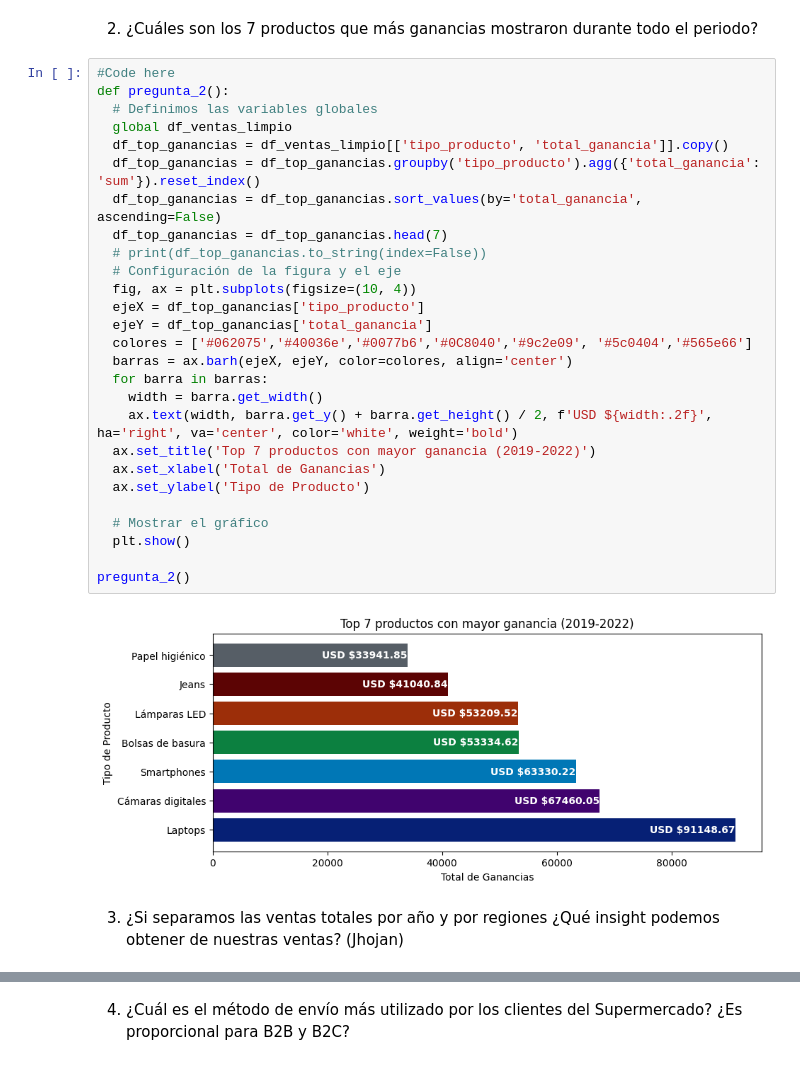
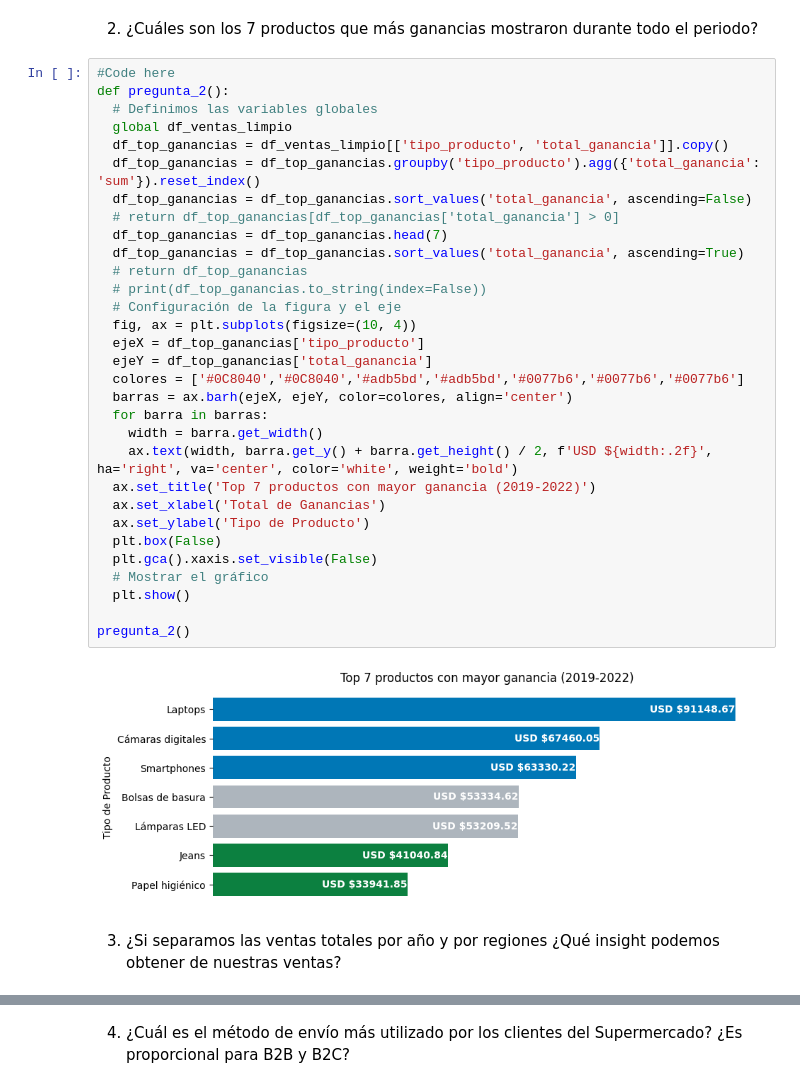
Before and after one commit to pabloing93/supermarket-sales-analysis, a Jupyter notebook: Supermarket_Sales_Analysis.ipynb, the cells around one changed output, grey strips where cells are left out. Drawn from its saved outputs; the diff is of its cells as text.

```diff
--- a/Supermarket_Sales_Analysis.ipynb
+++ b/Supermarket_Sales_Analysis.ipynb
@@ -76,31 +76,35 @@ pregunta_1()
 # %%
 #Code here
 def pregunta_2():
   # Definimos las variables globales
   global df_ventas_limpio
   df_top_ganancias = df_ventas_limpio[['tipo_producto', 'total_ganancia']].copy()
   df_top_ganancias = df_top_ganancias.groupby('tipo_producto').agg({'total_ganancia': 'sum'}).reset_index()
-  df_top_ganancias = df_top_ganancias.sort_values(by='total_ganancia', ascending=False)
+  df_top_ganancias = df_top_ganancias.sort_values('total_ganancia', ascending=False)
+  # return df_top_ganancias[df_top_ganancias['total_ganancia'] > 0]
   df_top_ganancias = df_top_ganancias.head(7)
+  df_top_ganancias = df_top_ganancias.sort_values('total_ganancia', ascending=True)
+  # return df_top_ganancias
   # print(df_top_ganancias.to_string(index=False))
   # Configuración de la figura y el eje
   fig, ax = plt.subplots(figsize=(10, 4))
   ejeX = df_top_ganancias['tipo_producto']
   ejeY = df_top_ganancias['total_ganancia']
-  colores = ['#062075','#40036e','#0077b6','#0C8040','#9c2e09', '#5c0404','#565e66']
+  colores = ['#0C8040','#0C8040','#adb5bd','#adb5bd','#0077b6','#0077b6','#0077b6']
   barras = ax.barh(ejeX, ejeY, color=colores, align='center')
   for barra in barras:
     width = barra.get_width()
     ax.text(width, barra.get_y() + barra.get_height() / 2, f'USD ${width:.2f}', ha='right', va='center', color='white', weight='bold')
   ax.set_title('Top 7 productos con mayor ganancia (2019-2022)')
   ax.set_xlabel('Total de Ganancias')
   ax.set_ylabel('Tipo de Producto')
-
+  plt.box(False)
+  plt.gca().xaxis.set_visible(False)
   # Mostrar el gráfico
   plt.show()
 
 pregunta_2()
 # %% [output]
-[figure, old version]
+[figure, new version]
 # %% [markdown]
-3. ¿Si separamos las ventas totales por año y por regiones ¿Qué insight podemos obtener de nuestras ventas? (Jhojan)
+3. ¿Si separamos las ventas totales por año y por regiones ¿Qué insight podemos obtener de nuestras ventas?
```
Also changed, not shown: parts of 2 cells of this notebook.
